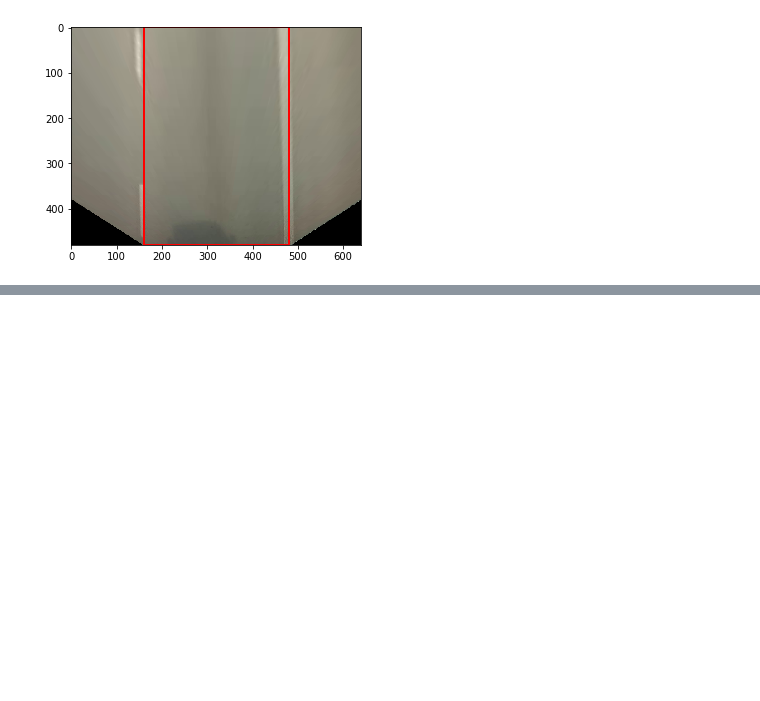
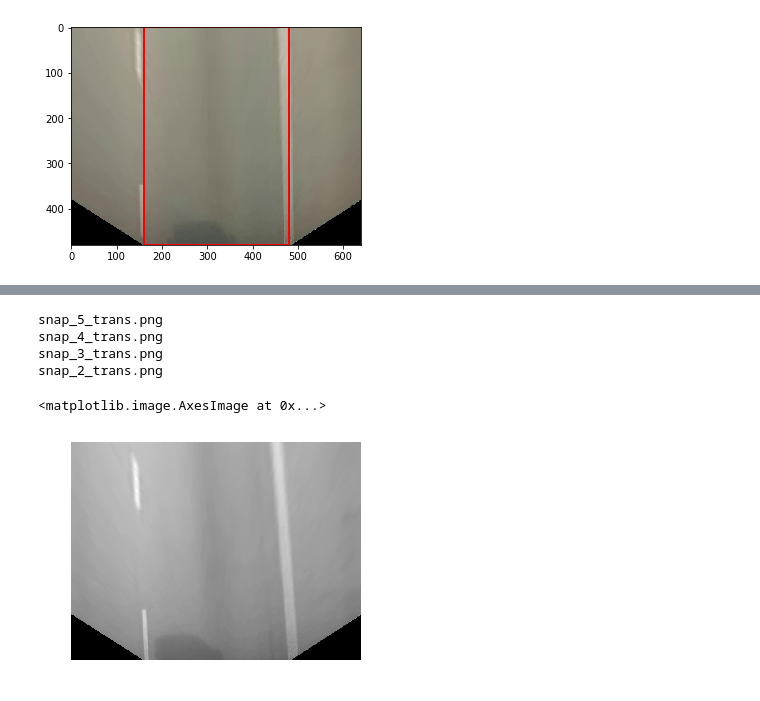
Before and after one commit to BusAI-Self-Driving-Car/lane-keep-assist-system-remote, a Jupyter notebook: LKA_summary.ipynb, the cells around one changed output, grey strips where cells are left out. Cells and saved outputs as stored; diff of their text form; code cells hidden in the pictures; blank space fills up the shorter version.

```diff
--- a/LKA_summary.ipynb
+++ b/LKA_summary.ipynb
@@ -168,0 +298,57 @@ plt.imshow(img_trans)
+# %%
+sampleRoadImgs = glob.glob("./test-videos/motorway-snapshots/*.png")
+
+f=open("colors_output.txt", "w+")
+
+imgList = []
+for img in sampleRoadImgs:
+    print(os.path.basename(img))
+    imgRead = cv2.imread(img)
+    imgRGB = cv2.cvtColor(imgRead, cv2.COLOR_BGR2RGB)
+    imgRGB_R, imgRGB_G, imgRGB_B = cv2.split(imgRGB)
+
+    imgHSV = cv2.cvtColor(imgRGB, cv2.COLOR_RGB2HSV)
+    imgHSV_H, imgHSV_S, imgHSV_V = cv2.split(imgHSV)
+
+    imgHLS = cv2.cvtColor(imgRGB, cv2.COLOR_RGB2HLS)
+    imgHLS_H, imgHLS_L, imgHLS_S = cv2.split(imgHLS)
+
+    imgLUV = cv2.cvtColor(imgRGB, cv2.COLOR_RGB2LUV)
+    imgLUV_L, imgLUV_U, imgLUV_V = cv2.split(imgLUV)
+
+    imgLAB = cv2.cvtColor(imgRGB, cv2.COLOR_RGB2LAB)
+    imgLAB_L, imgLAB_A, imgLAB_B = cv2.split(imgLAB)
+
+    imgGray = cv2.cvtColor(imgRGB, cv2.COLOR_RGB2GRAY)
+    colors = [imgRGB_R, imgRGB_G, imgRGB_B, imgHSV_H, imgHSV_S, imgHSV_V, imgHLS_H, imgHLS_L, imgHLS_S,
+         imgLAB_L, imgLAB_A, imgLAB_B, imgLUV_L, imgLUV_U, imgLUV_V, imgGray]
+    imgList.append(colors)
+
+for i in range(len(imgList[0])):
+#     f.write("Img %d\n" % i)
+    for thresh in range(256):
+        f.write("%d," % thresh)
+        for color_layer in imgList:
+            _, imgThresh = cv2.threshold(color_layer[i], thresh, 255, cv2.THRESH_BINARY)
+            sum_ones = len(np.nonzero(imgThresh)[0])
+            f.write("%d," % sum_ones)
+        f.write("\n")
+    f.write("\n")
+
+    i += 1
+f.close()
+# _, imgThresh = cv2.threshold(imgRGB_R, 100, 255, cv2.THRESH_BINARY)
+# print(len(np.nonzero(imgThresh)[0]))
+# %% [output]
+snap_5_trans.png
+snap_4_trans.png
+snap_3_trans.png
+snap_2_trans.png
+# %%
+imgBGR = cv2.imread("./test-videos/motorway-tests/snapshots/transformed/snap_5.png")
+img_gray = cv2.cvtColor(imgBGR, cv2.COLOR_BGR2GRAY)
+plt.axis('off')
+plt.imshow(img_gray, cmap='gray')
+# %% [output]
+<matplotlib.image.AxesImage at 0x...>
+[figure, added]
```
Also changed, not shown: parts of 7 cells of this notebook, 8 other files.
